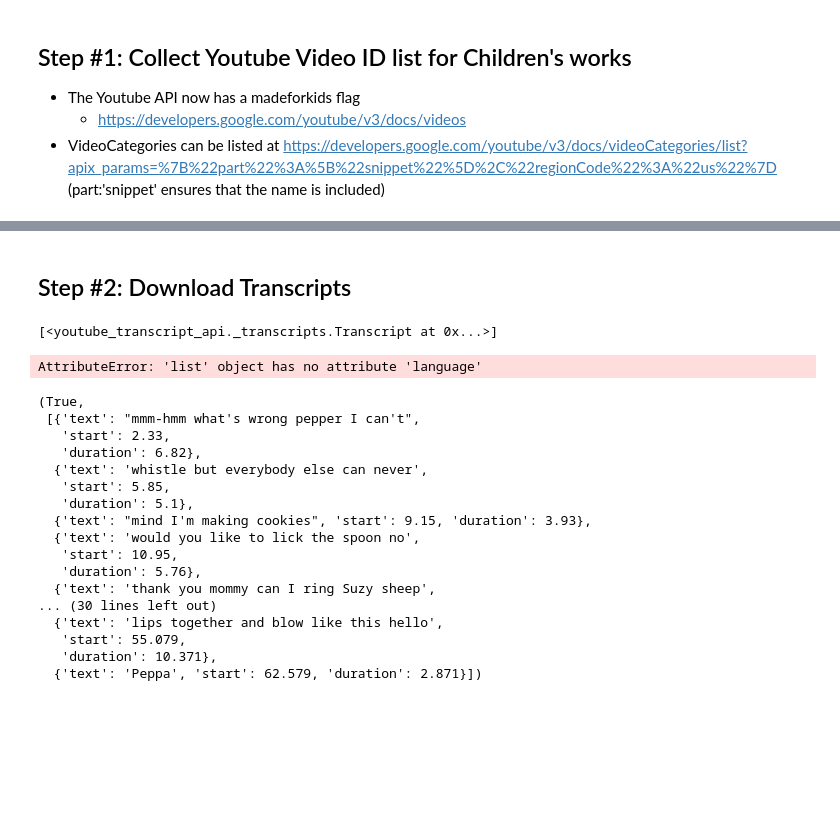
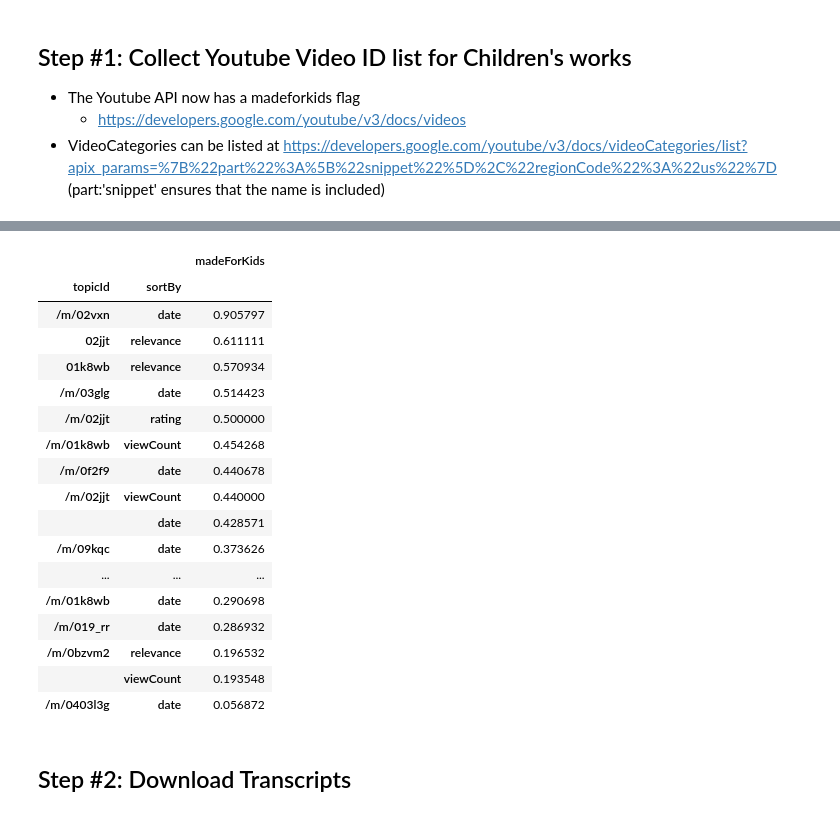
Before and after one commit to massivetexts/motes-corpus, a Jupyter notebook: YoutubeCollection.ipynb, the cells around one changed output, grey strips where cells are left out. Drawn from its saved outputs; the diff is of its cells as text; code cells hidden in the pictures; blank space fills up the shorter version.

Commit message:
Update Youtube API code

```diff
--- a/YoutubeCollection.ipynb
+++ b/YoutubeCollection.ipynb
@@ -113,43 +320,23 @@ print(video_ids)
+# %%
+df.groupby(['topicId', 'sortBy'])[['madeForKids']].apply(lambda x: x.sum()/x.count()).sort_values('madeForKids', ascending=False)
+# %% [output]
+|  |  | madeForKids |
+| topicId | sortBy |  |
+| /m/02vxn | date | 0.905797 |
+| 02jjt | relevance | 0.611111 |
+| 01k8wb | relevance | 0.570934 |
+| /m/03glg | date | 0.514423 |
+| /m/02jjt | rating | 0.500000 |
+| /m/01k8wb | viewCount | 0.454268 |
+| /m/0f2f9 | date | 0.440678 |
+| /m/02jjt | viewCount | 0.440000 |
+|  | date | 0.428571 |
+| /m/09kqc | date | 0.373626 |
+| ... | ... | ... |
+| /m/01k8wb | date | 0.290698 |
+| /m/019_rr | date | 0.286932 |
+| /m/0bzvm2 | relevance | 0.196532 |
+|  | viewCount | 0.193548 |
+| /m/0403l3g | date | 0.056872 |
 # %% [markdown]
 ## Step #2: Download Transcripts
-# %%
-list(YouTubeTranscriptApi.list_transcripts(test_id))
-# %% [output]
-[<youtube_transcript_api._transcripts.Transcript at 0x...>]
-# %%
-transcript = YouTubeTranscriptApi.get_transcript(test_id)
-transcript.language
-# %% [output]
-AttributeError: 'list' object has no attribute 'language'
-# %%
-test_id = "jil0WCh_UoQ" # https://www.youtube.com/watch?v=jil0WCh_UoQ
-from youtube_transcript_api import YouTubeTranscriptApi
-
-def get_transcript(vid_id):
-    try:
-        transcript_list = YouTubeTranscriptApi.list_transcripts(vid_id)
-        transcript = transcript_list.find_transcript(['en'])
-        vid_id, is_generated, transcript = transcript.video_id, transcript.is_generated, transcript.fetch()
-        return (is_generated, transcript)
-    except:
-        return None, None
-
-get_transcript(test_id)
-# %% [output]
-(True,
- [{'text': "mmm-hmm what's wrong pepper I can't",
-   'start': 2.33,
-   'duration': 6.82},
-  {'text': 'whistle but everybody else can never',
-   'start': 5.85,
-   'duration': 5.1},
-  {'text': "mind I'm making cookies", 'start': 9.15, 'duration': 3.93},
-  {'text': 'would you like to lick the spoon no',
-   'start': 10.95,
-   'duration': 5.76},
-  {'text': 'thank you mommy can I ring Suzy sheep',
-... (30 lines left out)
-  {'text': 'lips together and blow like this hello',
-   'start': 55.079,
-   'duration': 10.371},
-  {'text': 'Peppa', 'start': 62.579, 'duration': 2.871}])
```
Also changed, not shown: parts of 36 cells of this notebook, 1 other file.
